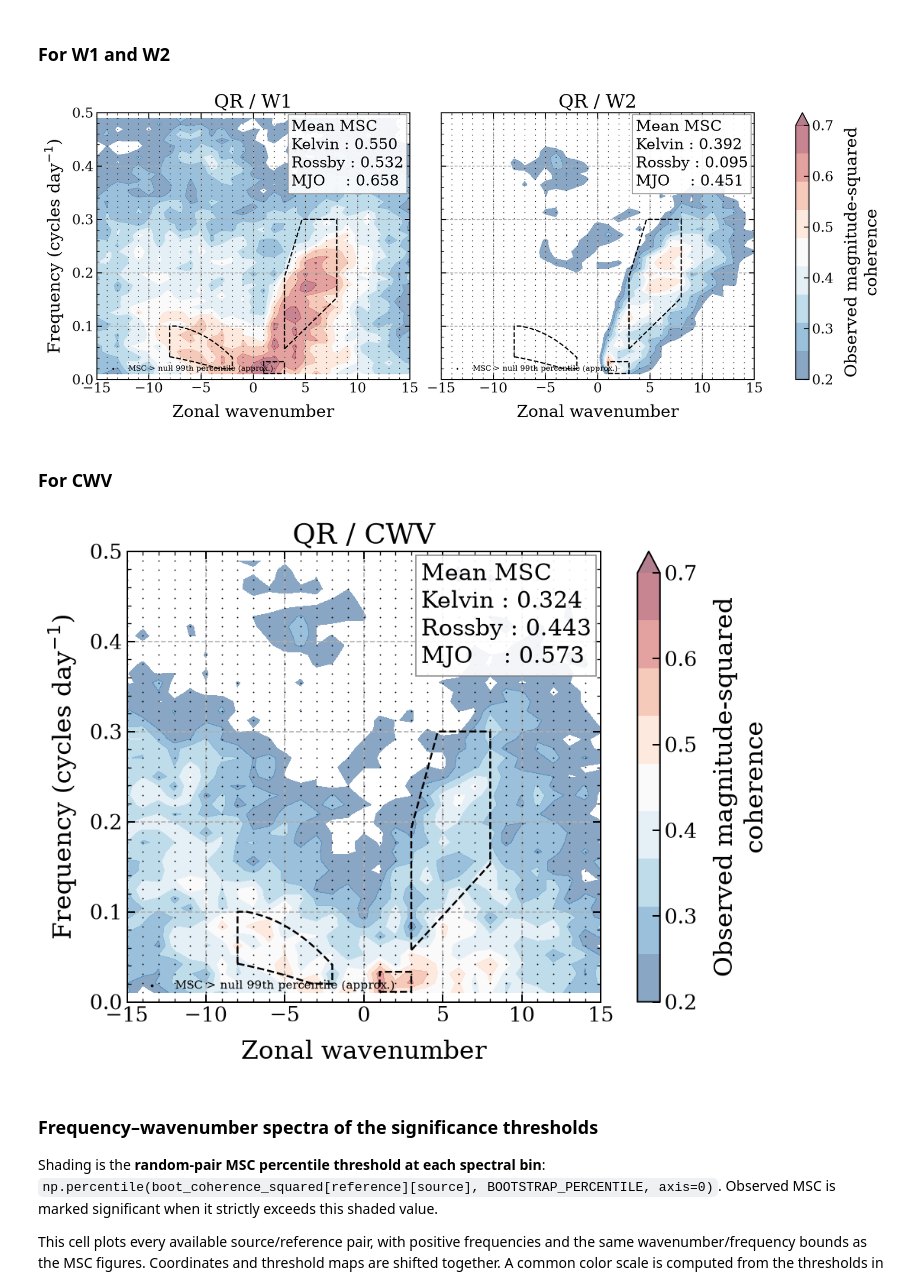
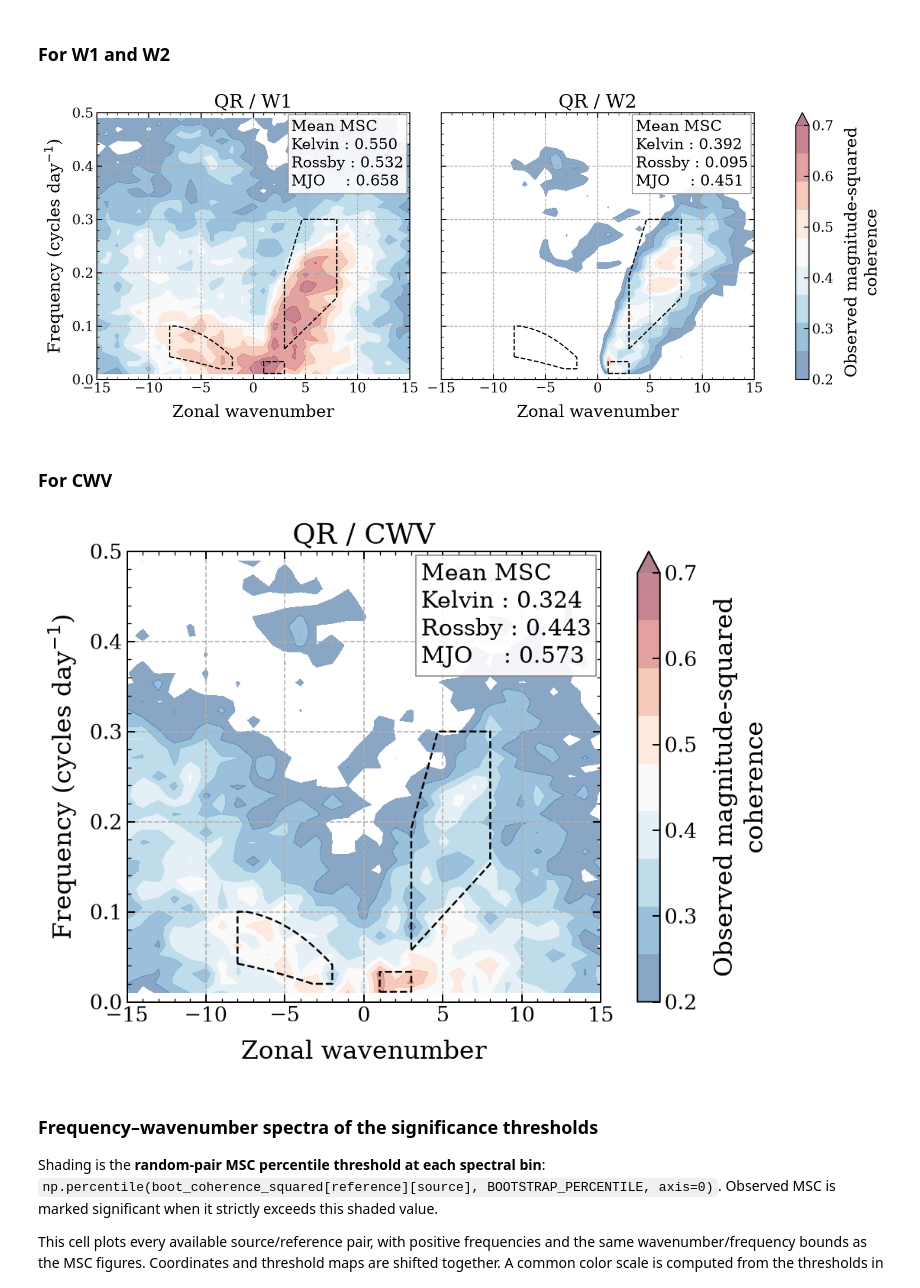
Before and after one commit to JosephKan828/KW_CRI_manuscript, a Jupyter notebook: Code/ERA5/coherence_square_stat.ipynb, the cells around one changed output. Cells and saved outputs as stored; diff of their text form; code cells hidden in the pictures.

Commit message:
2026/11/06 remove statistical significance test from the MSC

```diff
--- a/Code/ERA5/coherence_square_stat.ipynb
+++ b/Code/ERA5/coherence_square_stat.ipynb
@@ -593,22 +585,6 @@ if any(key in msc_coherence_squared for key in ("W1", "W2")):
             levels=np.linspace(0.2, 0.7, 10),
             cmap=msc_plot_cmap, extend="max", alpha=0.5
         )
-        # Shift the significance mask exactly as the observed MSC spectrum.
-        significant_plot = np.fft.fftshift(
-            boot_significance[ref_key][MSC_PLOT_SOURCE]["significant_pointwise"],
-            axes=(0, 1),
-        )[msc_positive_frequency]
-        significant_f, significant_k = np.nonzero(
-            significant_plot & np.isfinite(observed_plot)
-        )
-        axis.scatter(
-            msc_plot_wavenumbers[significant_k],
-            msc_plot_frequencies[msc_positive_frequency][significant_f],
-            s=MSC_SIGNIFICANCE_DOT_SIZE, c="black", marker=".", linewidths=0,
-            zorder=5, label=f"MSC > null {BOOTSTRAP_PERCENTILE:g}th percentile (approx.)",
-        )
-        axis.legend(loc="lower left", fontsize=9, framealpha=0.9, markerscale=2)
-
         # Modified: display the domain means and frames for this reference/source pair.
         annotate_wave_domains(
             axis, wave_domain_coherence[ref_key][MSC_PLOT_SOURCE], EQUIVALENT_DEPTHS,
@@ -625,7 +601,7 @@ if any(key in msc_coherence_squared for key in ("W1", "W2")):
     w_cbar.set_ticks(list(np.linspace(0.2, 0.7, 6)))
     plt.show()
 # %% [output]
-[figure, old version]
+[figure, new version]
 # %% [markdown]
 ### For CWV
 # %%
@@ -639,50 +615,34 @@ if "CWV" in msc_coherence_squared:
 
     # Modified: plot all observed CWV MSC values for the selected source.
     observed_plot = np.fft.fftshift(
         msc_coherence_squared["CWV"][MSC_PLOT_SOURCE], axes=(0, 1),
     )[msc_positive_frequency]
     cwv_ctf = ax.contourf(
         msc_plot_wavenumbers,
         msc_plot_frequencies[msc_positive_frequency],
         np.ma.masked_invalid(observed_plot),
         levels=np.linspace(0.2, 0.7, 10),
         cmap=msc_plot_cmap,
         extend="max", alpha=0.5
     )
-    # Shift the significance mask exactly as the observed MSC spectrum.
-    significant_plot = np.fft.fftshift(
-        boot_significance["CWV"][MSC_PLOT_SOURCE]["significant_pointwise"],
-        axes=(0, 1),
-    )[msc_positive_frequency]
-    significant_f, significant_k = np.nonzero(
-        significant_plot & np.isfinite(observed_plot)
-    )
-    ax.scatter(
-        msc_plot_wavenumbers[significant_k],
-        msc_plot_frequencies[msc_positive_frequency][significant_f],
-        s=MSC_SIGNIFICANCE_DOT_SIZE, c="black", marker=".", linewidths=0,
-        zorder=5, label=f"MSC > null {BOOTSTRAP_PERCENTILE:g}th percentile (approx.)",
-    )
-    ax.legend(loc="lower left", fontsize=9, framealpha=0.9, markerscale=2)
-
     # Modified: display the CWV domain means and the matching averaging frames.
     annotate_wave_domains(
         ax, wave_domain_coherence["CWV"][MSC_PLOT_SOURCE], EQUIVALENT_DEPTHS,
     )
 
     # Modified: label the observed source/reference spectrum.
     ax.set(
         title=f"{MSC_PLOT_SOURCE} / CWV",
         xlim=(-15, 15), ylim=(0, 0.5),
         xlabel="Zonal wavenumber", ylabel="Frequency (cycles day$^{-1}$)",
     )
     ax.grid(True, linestyle="--", linewidth=1)
     # Modified: wrap the colorbar label to fit the stylesheet's larger fonts.
     cwv_cbar = fig.colorbar(cwv_ctf, ax=ax, label="Observed magnitude-squared\ncoherence")
     cwv_cbar.set_ticks(list(np.linspace(0.2, 0.7, 6)))
     plt.show()
 # %% [output]
-[figure, old version]
+[figure, new version]
 # %% [markdown]
 ### Frequency–wavenumber spectra of the significance thresholds
 
```
Also changed, not shown: parts of 3 cells of this notebook, 9 other files.
